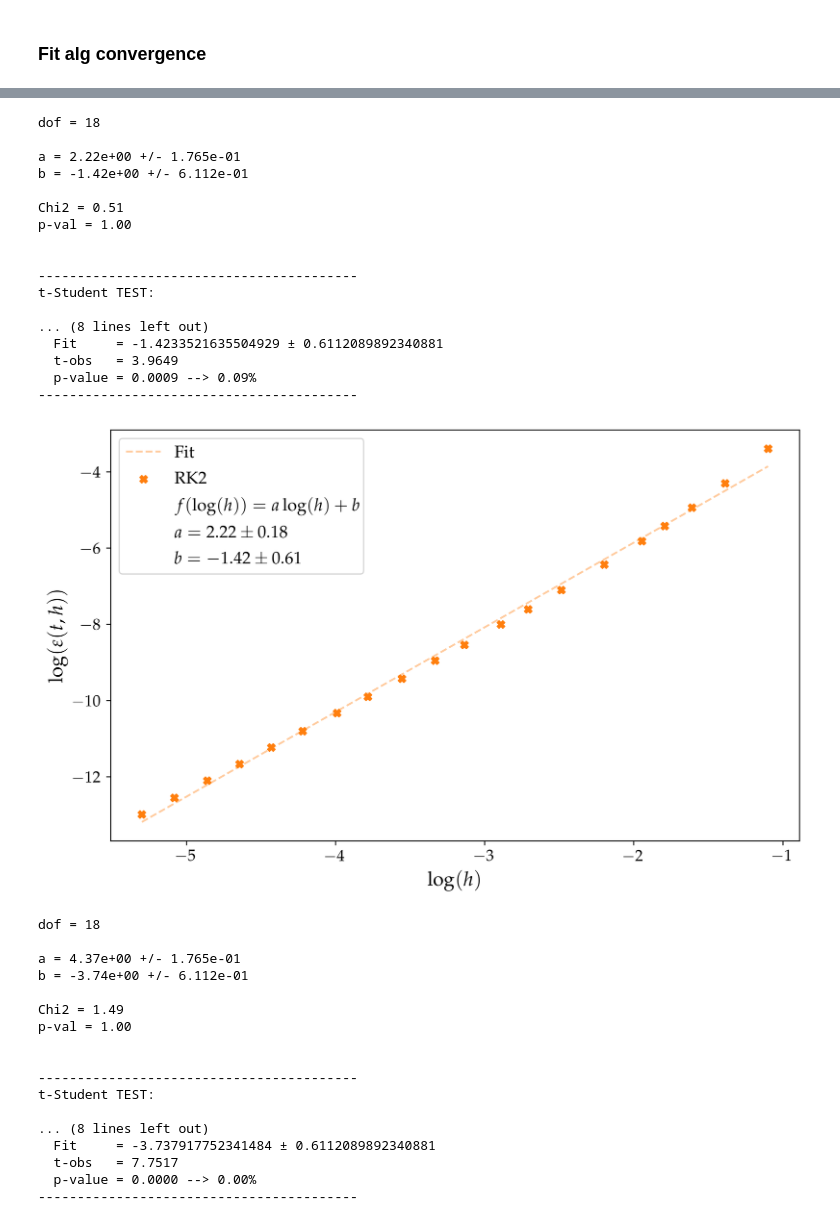
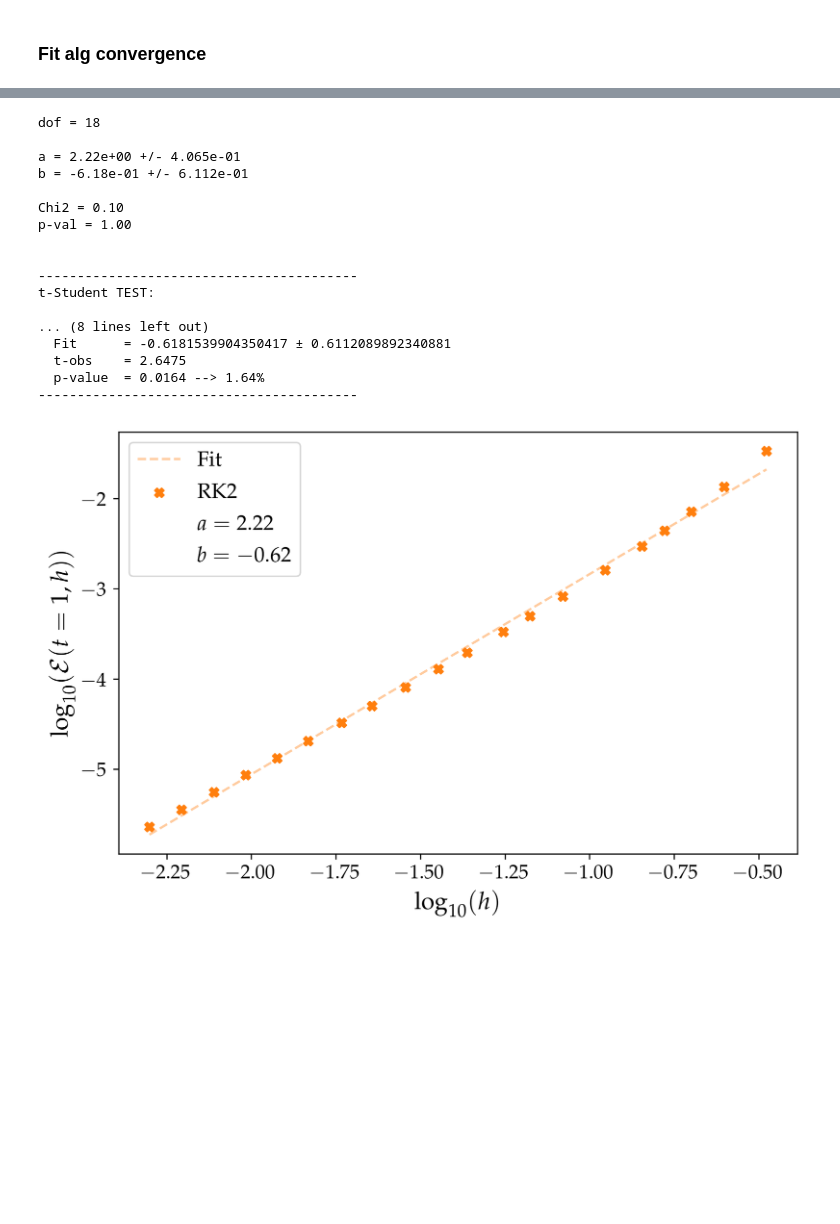
Before and after one commit to mvolpato-unimib/Lab_comp, a Jupyter notebook: ex17/runge_kutta.ipynb, the cells around one changed output, grey strips where cells are left out. Cells and saved outputs as stored; diff of their text form; code cells hidden in the pictures; blank space fills up the shorter version.

```diff
--- a/ex17/runge_kutta.ipynb
+++ b/ex17/runge_kutta.ipynb
@@ -133,7 +136,7 @@ x_span = np.arange(0, xmax + h, h)
 fig, ax = plt.subplots(1, 2, figsize=(15, 4))
 circ_fig, circ_ax = plt.subplots(figsize=(6, 6))
 
-for couple in [('Eulero', euler, 'X'), ('RK2', rk2, 'X'), ('RK4', rk4, 'X')]:
+for couple in [('Eulero', euler, 'X'), ('RK2', rk2, 'X')]:
     name, method, mar = couple
     res = method(f_dx, y0s, x_span)
     th_0 = res[:, 0]
@@ -173,5 +176,8 @@ circ_ax.set_aspect('equal', adjustable='box')
 circ_ax.legend()
 
 plt.tight_layout()
+
+fig.savefig('plots/confr_th_dth.png')
+circ_fig.savefig('plots/confr_fasi.png')
 plt.show()
 # %% [output]
@@ -180,7 +186,6 @@ plt.show()
 # %% [markdown]
 ## **Study of the error**
 # %%
-t_fix = np.pi/2
 t_fix = 1
 h_min, h_max = [5e-3, 0.3]
 n_hs = 20   # number of h, step of the interval, chosen for the logspacing
@@ -188,8 +193,8 @@ n_hs = 20   # number of h, step of the interval, chosen for the logspacing
 n_pts = np.logspace(np.log10(t_fix / h_min), np.log10(t_fix /h_max), n_hs, dtype=int)
 x_mini_span = [np.linspace(0, t_fix, n) for n in n_pts]
 h_span =  t_fix / n_pts
-print('n =', n_pts)
-print('\nh =', h_span)
+# print('n =', n_pts)
+# print('\nh =', h_span)
 
 # analytic sol
 ycoo = np.sin(t_fix)
@@ -197,8 +202,8 @@ yerrs_ls = []
 mark_ls = []
 
 # plot
-fig, ax = plt.subplots()
-for i, couple in enumerate([('Eulero', euler, 'o'), ('RK2', rk2, 'X'), ('RK4', rk4, 'v')]):
+fig, ax = plt.subplots(figsize=(7,5))
+for i, couple in enumerate([('Eulero', euler, 'o'), ('RK2', rk2, 'X')]):
     mth_name, mth, mar = couple
     mark_ls.append(mar)
 
@@ -211,6 +216,7 @@ for i, couple in enumerate([('Eulero', euler, 'o'), ('RK2', rk2, 'X'), ('RK4', r
     # print('h-span =', h_span)
     # print('yerr =', yerr)
     ax.scatter(h_span, yerr, label=mth_name, zorder=2, marker=mar)
+    ax.plot(h_span, yerr, zorder=1, ls='--', alpha=0.5)
 
 # ps = [1, 2, 4]
 # xcoo = np.linspace(min(h_span), max(h_span))
@@ -219,11 +225,13 @@ for i, couple in enumerate([('Eulero', euler, 'o'), ('RK2', rk2, 'X'), ('RK4', r
 #     ax.plot(xcoo, ycoo, ls='--')
 
 ax.set_xlabel(r'$h$')
-ax.set_ylabel(r'$\varepsilon(t, h)$')
+ax.set_ylabel(r'$\mathcal E(t=1, h)$')
 ax.set_xscale('log')
 ax.set_yscale('log')
 ax.legend()
 
 plt.tight_layout()
+
+plt.savefig('plots/scaling_confr.png')
 plt.show()
 # %% [output]
@@ -239,21 +240,18 @@ h = [0.005      0.00621118 0.00775194 0.00961538 0.01190476 0.01470588
 ### **Fit alg convergence**
 # %%
 from lib_fitting import lin_fit
-names = ['Eulero', 'RK2', 'RK4']
-colors = ['C0', 'C1', 'C2']
-p_vals = [[1,1], [2, 1], [4, 1]]
+names = ['Eulero', 'RK2']
+colors = ['C0', 'C1']
+p_vals = [[1,1], [2, 1]]
 # for each couple the first number is the expected
 # order for the convergence rate (p), for each mth,
 # the second would be the coefficient (a) of y = a*x^p
 
-pol_od = 1
-for i in range(3):
-    x, y, cov = (np.log(h_span), np.log(yerrs_ls[i]), np.eye(len(yerrs_ls[i])))
-    lin_fit(x, y, cov, poly_order=pol_od,
+for i in range(2):
+    x, y = (np.log10(h_span), np.log10(yerrs_ls[i]))
+    lin_fit(x, y, labels=[r'$\log_{10}(h)$', r'$\log_{10}(\mathcal E(t=1, h))$'],
             name_points=names[i], mar=mark_ls[i],
-            ErrTrue=False, write_formula=True, figsz=(10, 6),
-            labels=(r'$\log(h)$', r'$\log(\varepsilon(t, h))$'), col=colors[i],
-            true_val_student=p_vals[i])
+            col=colors[i], true_val_student=p_vals[i], save_name='plots/_fit_'+ names[i])
 # %% [output]
 dof = 18
 
@@ -276,35 +274,18 @@ t-Student TEST:
 dof = 18
 
-a = 2.22e+00 +/- 1.765e-01
-b = -1.42e+00 +/- 6.112e-01
+a = 2.22e+00 +/- 4.065e-01
+b = -6.18e-01 +/- 6.112e-01
 
-Chi2 = 0.51
+Chi2 = 0.10
 p-val = 1.00
 
 
 -----------------------------------------
 t-Student TEST:
 
 ... (8 lines left out)
-  Fit     = -1.4233521635504929 ± 0.6112089892340881
-  t-obs   = 3.9649
-  p-value = 0.0009 --> 0.09%
+  Fit      = -0.6181539904350417 ± 0.6112089892340881
+  t-obs    = 2.6475
+  p-value  = 0.0164 --> 1.64%
 -----------------------------------------
-[figure, old version]
+[figure, new version]
-dof = 18
-
-a = 4.37e+00 +/- 1.765e-01
-b = -3.74e+00 +/- 6.112e-01
-
-Chi2 = 1.49
-p-val = 1.00
-
-
------------------------------------------
-t-Student TEST:
-
-... (8 lines left out)
-  Fit     = -3.737917752341484 ± 0.6112089892340881
-  t-obs   = 7.7517
-  p-value = 0.0000 --> 0.00%
------------------------------------------
```
Also changed, not shown: parts of 7 cells of this notebook, 20 other files.
